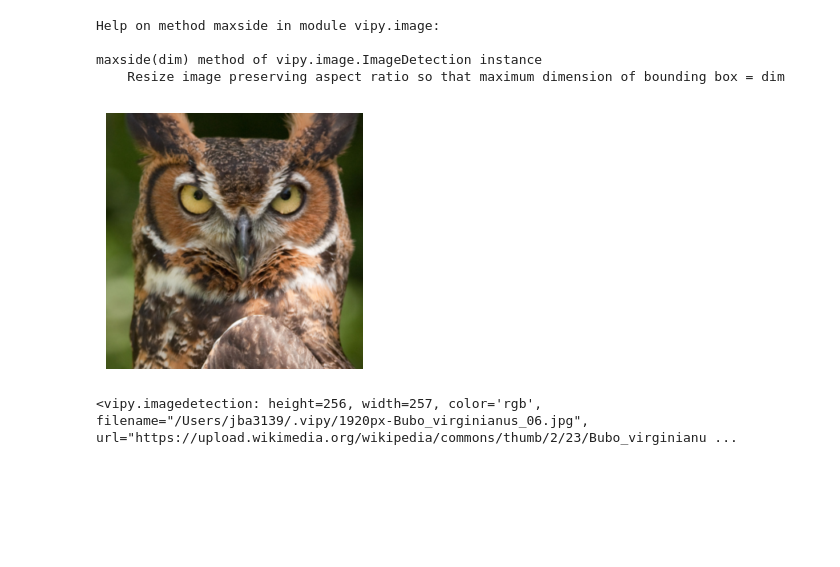
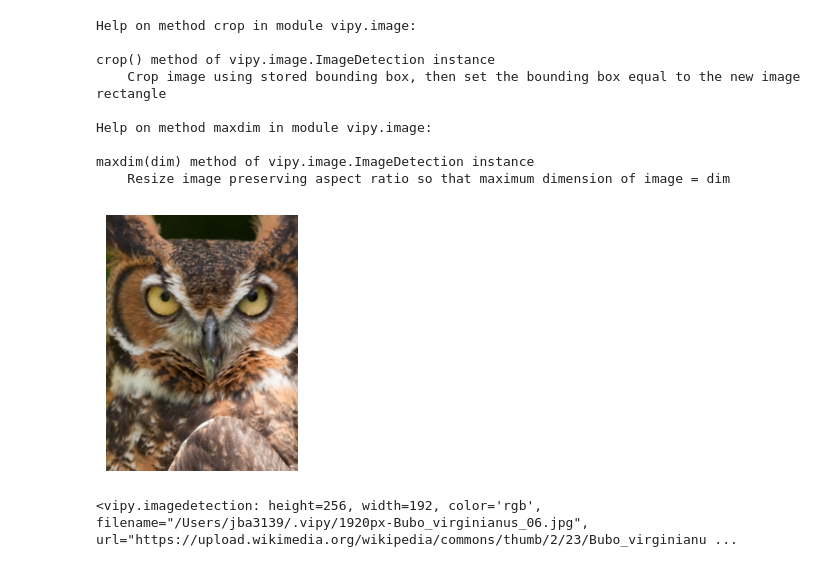
Before and after one commit to visym/vipy, a Jupyter notebook: demo/boundingbox.ipynb, the cells around one changed output. Cells and saved outputs as stored; diff of their text form; code cells hidden in the pictures; blank space fills up the shorter version.

```diff
--- a/demo/boundingbox.ipynb
+++ b/demo/boundingbox.ipynb
@@ -31,13 +38,19 @@ dilate(s) method of vipy.image.ImageDetection instance
 # %%
-help(im.maxside)
-im.maxside(256).crop().show()
+help(im.crop)
+help(im.maxdim)
+im.crop().maxdim(256).show()
 # %% [output]
-Help on method maxside in module vipy.image:
+Help on method crop in module vipy.image:
 
-maxside(dim) method of vipy.image.ImageDetection instance
-    Resize image preserving aspect ratio so that maximum dimension of bounding box = dim
+crop() method of vipy.image.ImageDetection instance
+    Crop image using stored bounding box, then set the bounding box equal to the new image rectangle
+
+Help on method maxdim in module vipy.image:
+
+maxdim(dim) method of vipy.image.ImageDetection instance
+    Resize image preserving aspect ratio so that maximum dimension of image = dim
-[figure, old version]
+[figure, new version]
-<vipy.imagedetection: height=256, width=257, color='rgb', filename="/Users/jba3139/.vipy/1920px-Bubo_virginianus_06.jpg", url="https://upload.wikimedia.org/wikipedia/commons/thumb/2/23/Bubo_virginianu ...
+<vipy.imagedetection: height=256, width=192, color='rgb', filename="/Users/jba3139/.vipy/1920px-Bubo_virginianus_06.jpg", url="https://upload.wikimedia.org/wikipedia/commons/thumb/2/23/Bubo_virginianu ...
 # %%
 help(im.zeropad)
 im.zeropad(64,64).show()
```
Also changed, not shown: parts of 8 cells of this notebook, 3 other files.
